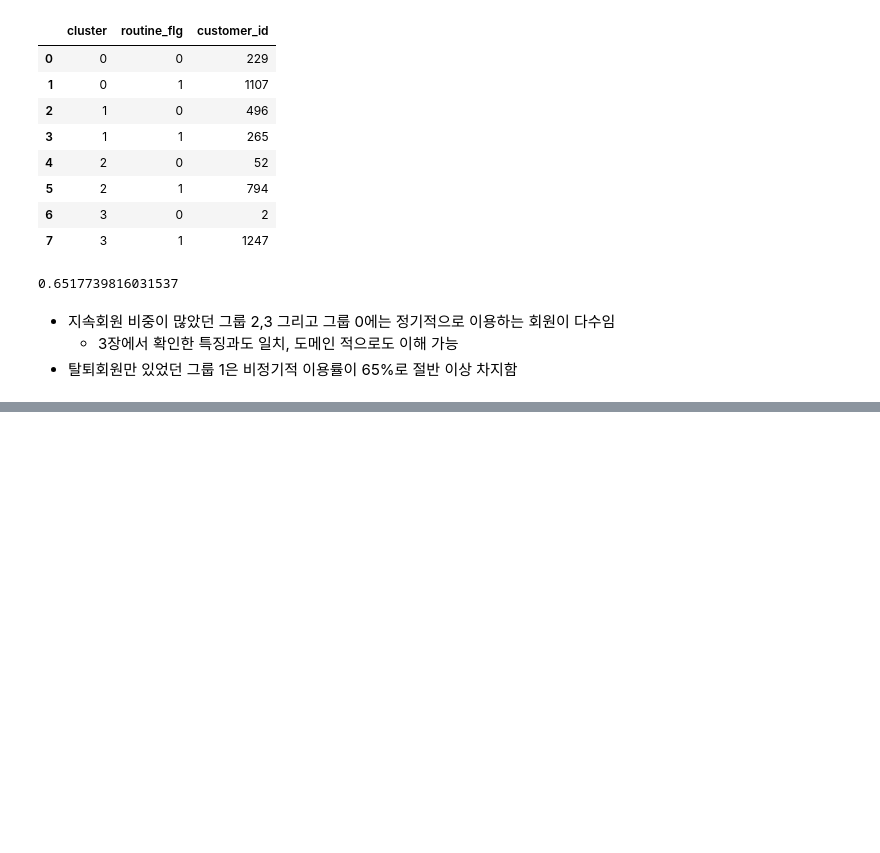
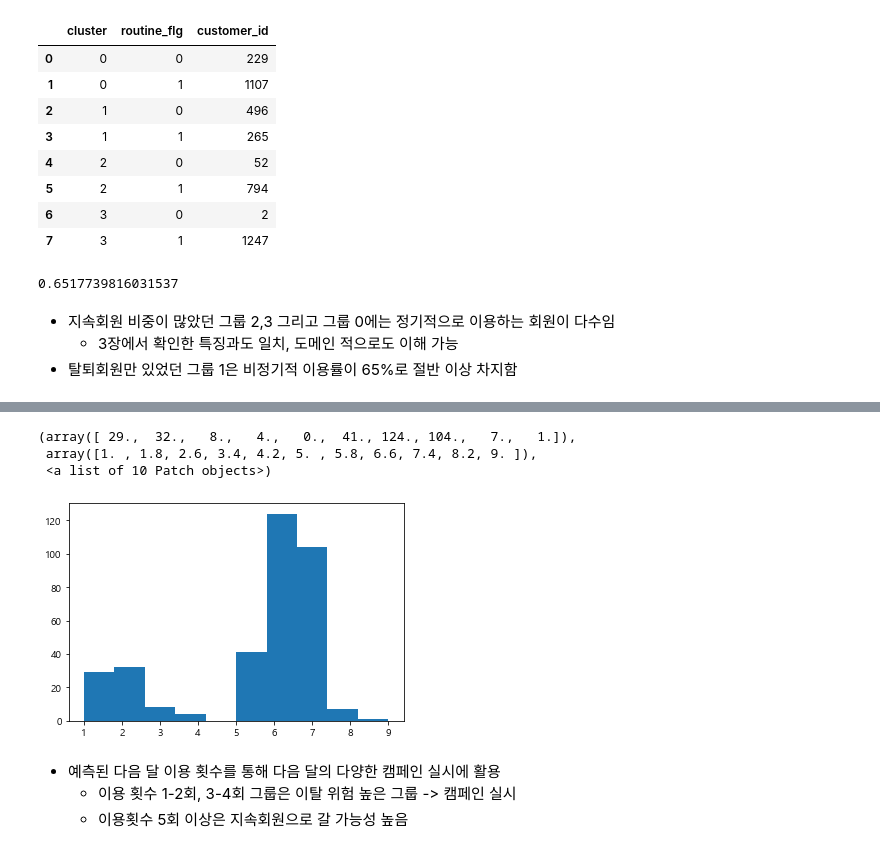
Before and after one commit to soojeong-DA/Machine-Learing_and_Statistics, a Jupyter notebook: 파이썬 데이터 분석 실무 테크닉 100/04. 고객 클러스터링과 행동 예측.ipynb, the cells around one changed output, grey strips where cells are left out. Saved outputs shown, nothing was run; the diff lists cells and outputs as text; code cells hidden in the pictures; blank space fills up the shorter version.

```diff
--- a/파이썬 데이터 분석 실무 테크닉 100/04. 고객 클러스터링과 행동 예측.ipynb
+++ b/파이썬 데이터 분석 실무 테크닉 100/04. 고객 클러스터링과 행동 예측.ipynb
@@ -287,0 +465,8 @@ customer_clustering.groupby(['cluster','routine_flg'])[['customer_id']].count().
+# %%
+perdict_201904 = predict_data[predict_data['year_month'] == '201903'].copy()
+perdict_201904['year_month'] = '201904'
+perdict_201904['period'] = perdict_201904['period'] + 1
+perdict_201904.reset_index(inplace=True)
+perdict_201904.drop(['index','count_6', 'start_date', 'now_date'], axis=1, inplace=True)
+perdict_201904.columns = ['year_month', 'customer_id','count_1', 'count_2', 'count_3', 'count_4', 'count_5', 'count_6', 'period']
+perdict_201904.head()
@@ -287,0 +484,5 @@ customer_clustering.groupby(['cluster','routine_flg'])[['customer_id']].count().
+# %%
+x_pred = perdict_201904[['count_1','count_2','count_3','count_4','count_5','count_6','period']]
+pred = pd.DataFrame(model.predict(x_pred))
+pred.columns=['pred']
+pred
@@ -287,0 +503,3 @@ customer_clustering.groupby(['cluster','routine_flg'])[['customer_id']].count().
+# %%
+result = pd.concat([perdict_201904, pred], axis=1)
+result
@@ -287,0 +532,14 @@ customer_clustering.groupby(['cluster','routine_flg'])[['customer_id']].count().
+# %%
+result['pred_int'] = result['pred'].astype(int)
+# result['pred_round'] = result['pred'].apply(lambda x: round(x))
+# %%
+plt.hist(result['pred_int'])
+# %% [output]
+(array([ 29.,  32.,   8.,   4.,   0.,  41., 124., 104.,   7.,   1.]),
+ array([1. , 1.8, 2.6, 3.4, 4.2, 5. , 5.8, 6.6, 7.4, 8.2, 9. ]),
+ <a list of 10 Patch objects>)
+[figure, added]
+# %% [markdown]
+- 예측된 다음 달 이용 횟수를 통해 다음 달의 다양한 캠페인 실시에 활용
+    - 이용 횟수 1-2회, 3-4회 그룹은 이탈 위험 높은 그룹 -> 캠페인 실시
+    - 이용횟수 5회 이상은 지속회원으로 갈 가능성 높음
```
Also changed, not shown: parts of 25 cells of this notebook.
